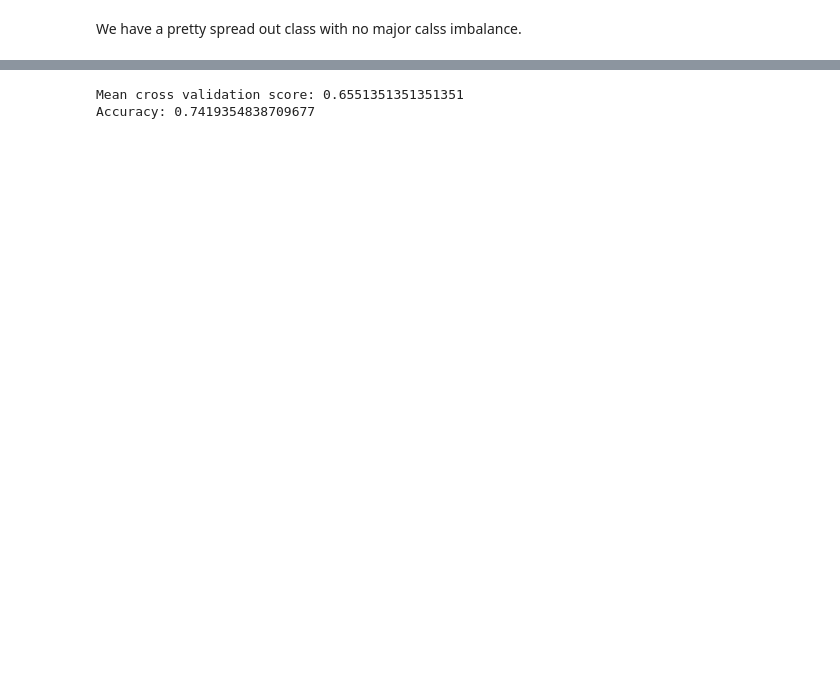
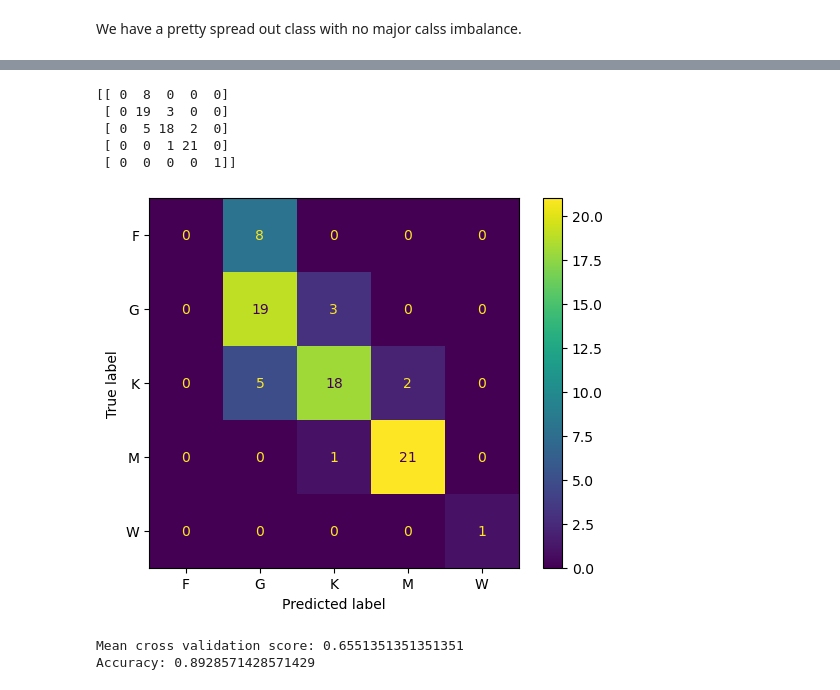
Before and after one commit to DSCI-310-2024/DSC310-Group16-Stellar_Classification, a Jupyter notebook: Spectral_type_classification_report.ipynb, the cells around one changed output, grey strips where cells are left out. Saved outputs shown, nothing was run; the diff lists cells and outputs as text; code cells hidden in the pictures; blank space fills up the shorter version.

Commit message:
added Confusion Matrix

```diff
--- a/Spectral_type_classification_report.ipynb
+++ b/Spectral_type_classification_report.ipynb
@@ -138,8 +140,9 @@ y = only_stars_data["st_spectype"]
 X = only_stars_data[["sy_umag", "sy_gmag", "sy_rmag", "sy_imag", "sy_zmag"]]
 
 # Creating a 75% train test split to run on our data
-X_train, X_test, y_train, y_test = train_test_split(X, y,
-                                                    test_size=0.75,
+X_train, X_test, y_train, y_test = train_test_split(X,
+                                                    y,
+                                                    test_size=0.3,
                                                     random_state=123)
 # %%
 y_train.value_counts(normalize=True)
@@ -170,5 +183,34 @@ dtype: float64
+# %%
+X_train_2, X_valid, y_train_2, y_valid = train_test_split(
+    X_train, y_train, test_size=0.3, random_state=123
+)
+# %%
+from sklearn.metrics import confusion_matrix
+
+# Train the model on the training set
+pipe.fit(X_train, y_train)
+
+# Predict y values for the validation set
+predictions = pipe.predict(X_valid)
+
+# Compare the predicted y values with actual y values of the validaiton set using the confusion matrix
+cm = confusion_matrix(y_valid, predictions)
+print(cm)
+# %% [output]
+[[ 0  8  0  0  0]
+ [ 0 19  3  0  0]
+ [ 0  5 18  2  0]
+ [ 0  0  1 21  0]
+ [ 0  0  0  0  1]]
+# %%
+#For better interpretation, we will visualize the confusion matrix using 'ConfusionMatrixDisplay'
+ConfusionMatrixDisplay.from_predictions(y_valid, predictions)
+
+plt.show()
+# %% [output]
+[figure, added]
 # %%
-# RandomForest Classifier
+# we will try one more classifier, RandomForest Classifier
 rfc = RandomForestClassifier(n_estimators=275, random_state=123)
 
 # Calculate mean cross_val_score score of test scores
@@ -184,4 +226,4 @@ accuracy = accuracy_score(y_test, predictions)
 print("Accuracy:", accuracy)
 # %% [output]
 Mean cross validation score: 0.6551351351351351
-Accuracy: 0.7419354838709677
+Accuracy: 0.8928571428571429
```
Also changed, not shown: parts of 4 cells of this notebook.
